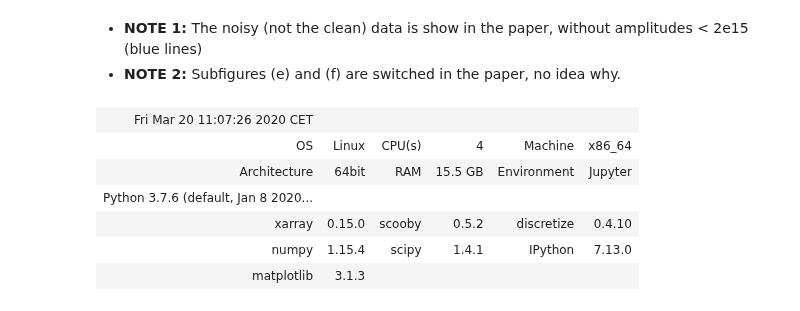
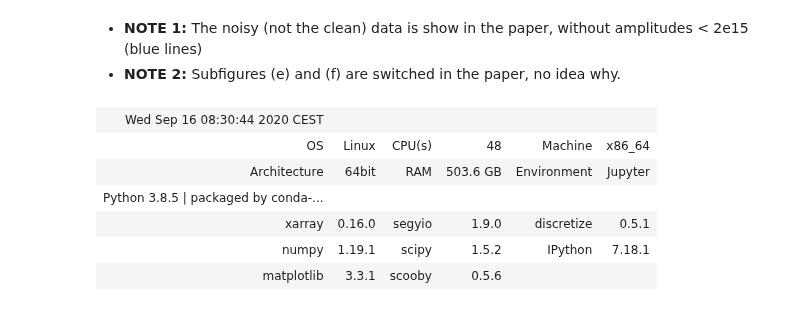
Before and after one commit to swung-research/3d-csem-open-source-landscape, a Jupyter notebook: model-marlim/MarlimR3D-Model.ipynb, the cells around one changed output. Saved outputs shown, nothing was run; the diff lists cells and outputs as text; code cells hidden in the pictures.

```diff
--- a/model-marlim/MarlimR3D-Model.ipynb
+++ b/model-marlim/MarlimR3D-Model.ipynb
@@ -289,12 +285,12 @@ plt.show()
 # %%
 # Print Version Info (segyio is used in <loadmarlim.py>)
 import scooby
-scooby.Report([xr, 'scooby', discretize])
+scooby.Report([xr, 'segyio', discretize])
 # %% [output]
-| Fri Mar 20 11:07:26 2020 CET |  |  |  |  |  |
-| OS | Linux | CPU(s) | 4 | Machine | x86_64 |
-| Architecture | 64bit | RAM | 15.5 GB | Environment | Jupyter |
-| Python 3.7.6 (default, Jan 8 2020... |  |  |  |  |  |
-| xarray | 0.15.0 | scooby | 0.5.2 | discretize | 0.4.10 |
-| numpy | 1.15.4 | scipy | 1.4.1 | IPython | 7.13.0 |
-| matplotlib | 3.1.3 |  |  |  |  |
+| Wed Sep 16 08:30:44 2020 CEST |  |  |  |  |  |
+| OS | Linux | CPU(s) | 48 | Machine | x86_64 |
+| Architecture | 64bit | RAM | 503.6 GB | Environment | Jupyter |
+| Python 3.8.5 | packaged by conda-... |  |  |  |  |  |
+| xarray | 0.16.0 | segyio | 1.9.0 | discretize | 0.5.1 |
+| numpy | 1.19.1 | scipy | 1.5.2 | IPython | 7.18.1 |
+| matplotlib | 3.3.1 | scooby | 0.5.6 |  |  |
```
Also changed, not shown: parts of 7 cells of this notebook, 10 other files.
